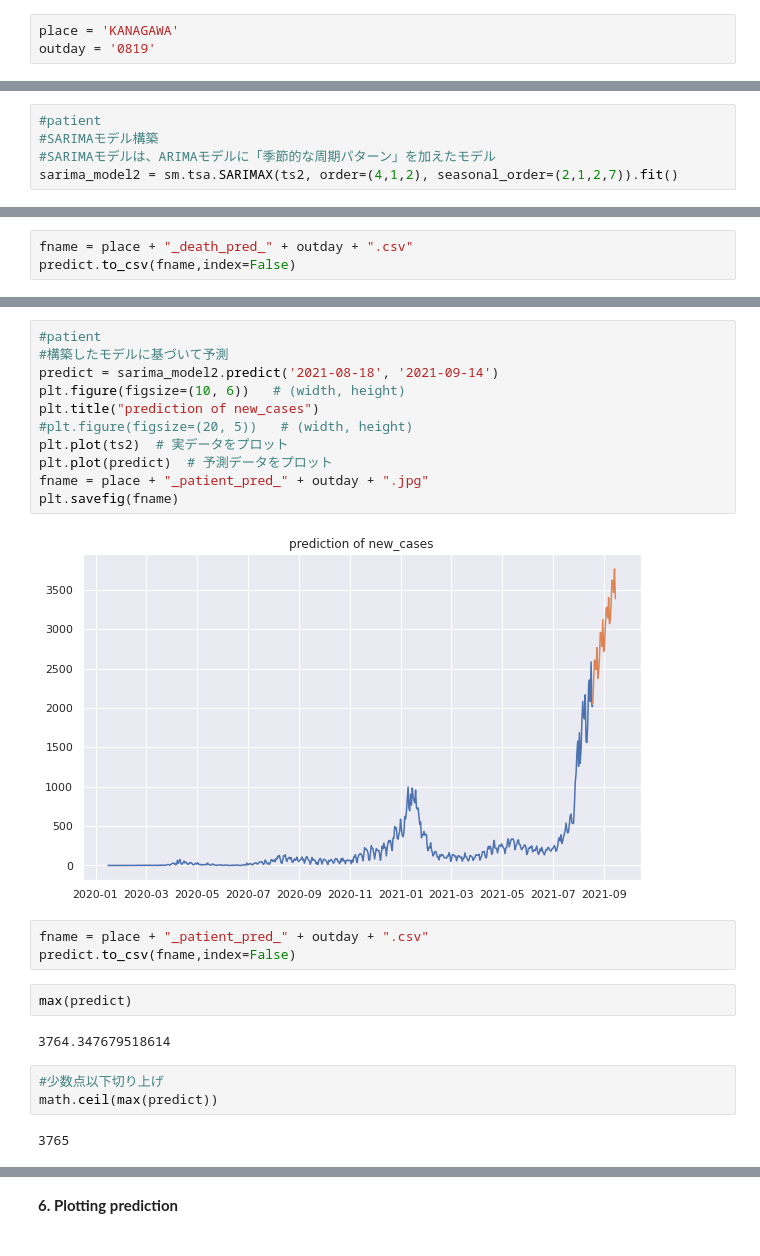
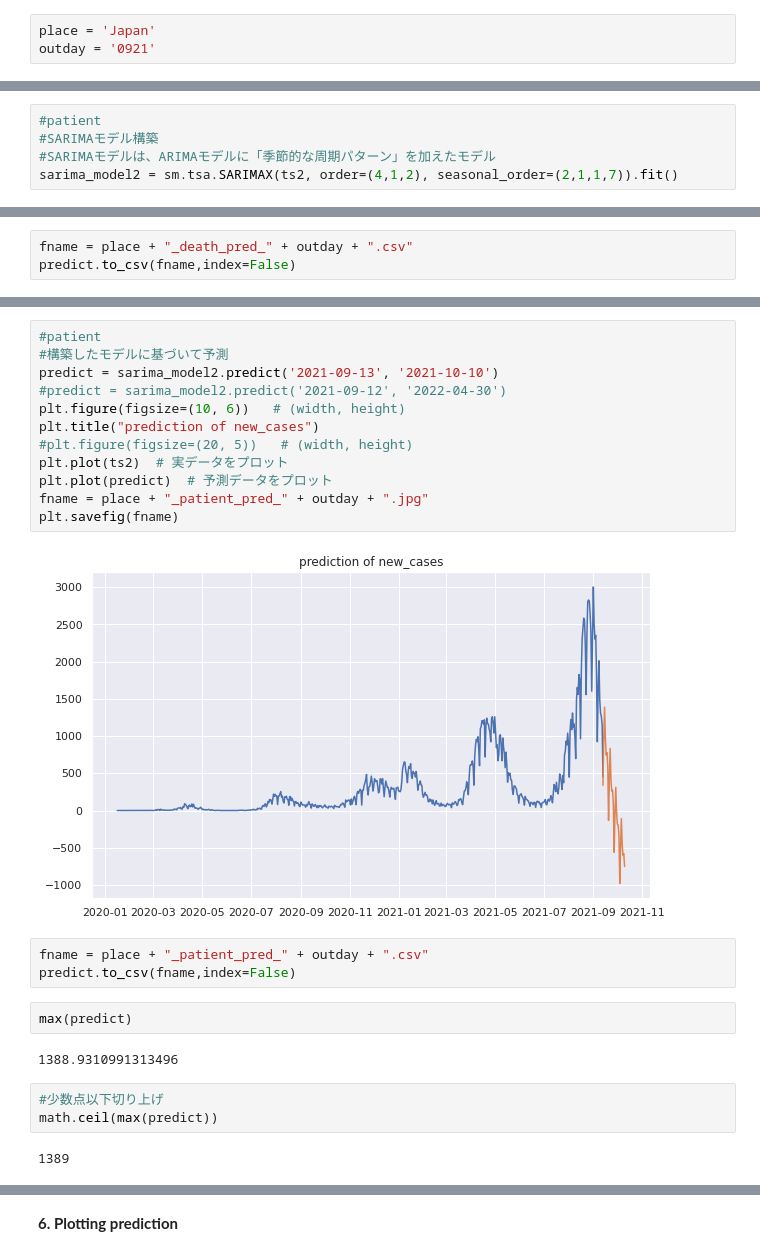
Before and after one commit to NorikoEtani/COVID-19, a Jupyter notebook: TimeLinePrediction.ipynb, the cells around one changed output, grey strips where cells are left out. Cells and saved outputs as stored; diff of their text form.

```diff
--- a/TimeLinePrediction.ipynb
+++ b/TimeLinePrediction.ipynb
@@ -28,8 +28,8 @@ import math
 # %% [markdown]
 **1. Data read**
 # %%
-place = 'KANAGAWA'
-outday = '0819'
+place = 'Japan'
+outday = '0921'
 # %%
 csv_fname = "/content/drive/MyDrive/TimeLineData/"+place+"_"+outday+".csv"
 # %%
@@ -500,7 +494,7 @@ sarima_model1 = sm.tsa.SARIMAX(ts1, order=(4,1,2), seasonal_order=(2,1,1,7)).fit
 #patient
 #SARIMAモデル構築
 #SARIMAモデルは、ARIMAモデルに「季節的な周期パターン」を加えたモデル
-sarima_model2 = sm.tsa.SARIMAX(ts2, order=(4,1,2), seasonal_order=(2,1,2,7)).fit()
+sarima_model2 = sm.tsa.SARIMAX(ts2, order=(4,1,2), seasonal_order=(2,1,1,7)).fit()
 # %% [markdown]
 **5. Prediction by SARIMA model**
 # %%
@@ -552,28 +544,29 @@ for w in range(len):
 # %%
 #patient
 #構築したモデルに基づいて予測
-predict = sarima_model2.predict('2021-08-18', '2021-09-14')
+predict = sarima_model2.predict('2021-09-13', '2021-10-10')
+#predict = sarima_model2.predict('2021-09-12', '2022-04-30')
 plt.figure(figsize=(10, 6))   # (width, height)
 plt.title("prediction of new_cases")
 #plt.figure(figsize=(20, 5))   # (width, height)
 plt.plot(ts2)  # 実データをプロット
 plt.plot(predict)  # 予測データをプロット
 fname = place + "_patient_pred_" + outday + ".jpg"
 plt.savefig(fname)
 # %% [output]
-[figure, old version]
+[figure, new version]
 # %%
 fname = place + "_patient_pred_" + outday + ".csv"
 predict.to_csv(fname,index=False)
 # %%
 max(predict)
 # %% [output]
-3764.347679518614
+1388.9310991313496
 # %%
 #少数点以下切り上げ
 math.ceil(max(predict))
 # %% [output]
-3765
+1389
 # %%
 min(predict)
 # %% [output]
```
Also changed, not shown: parts of 23 cells of this notebook.
